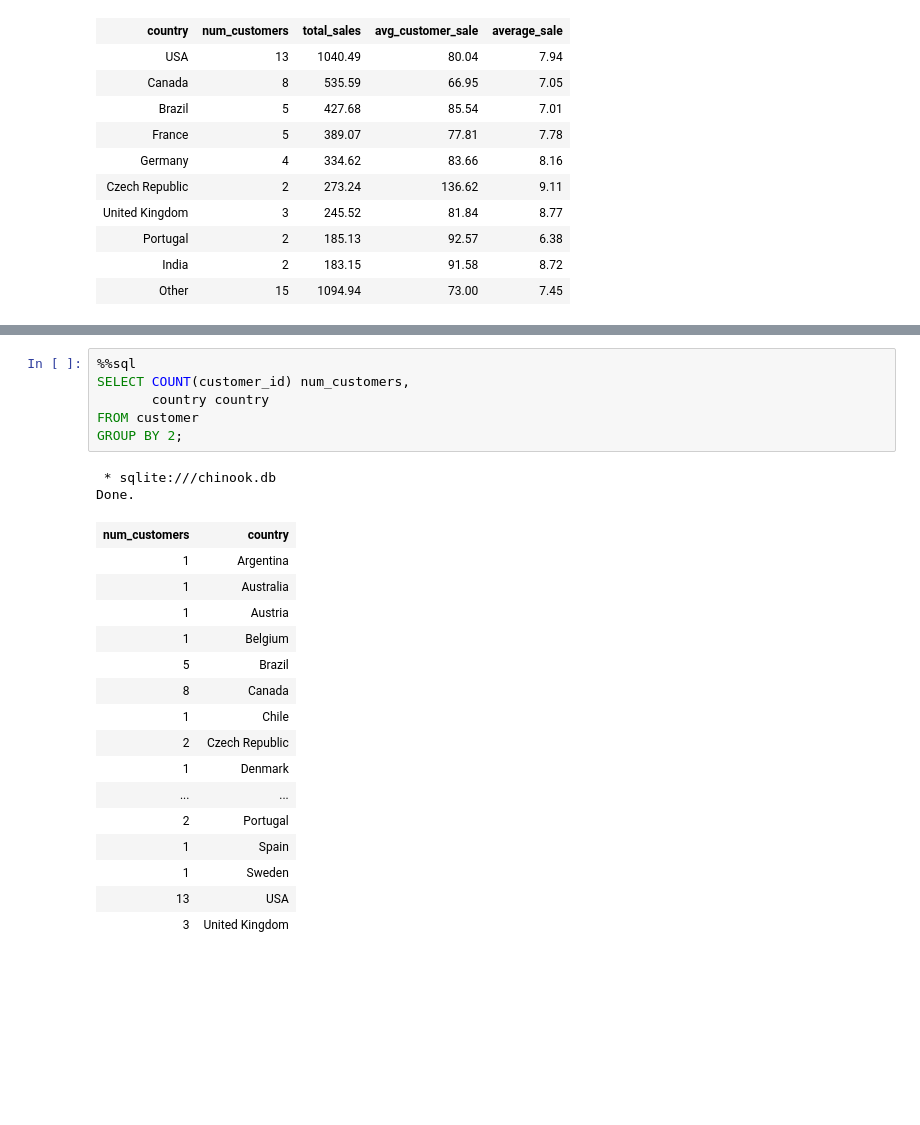
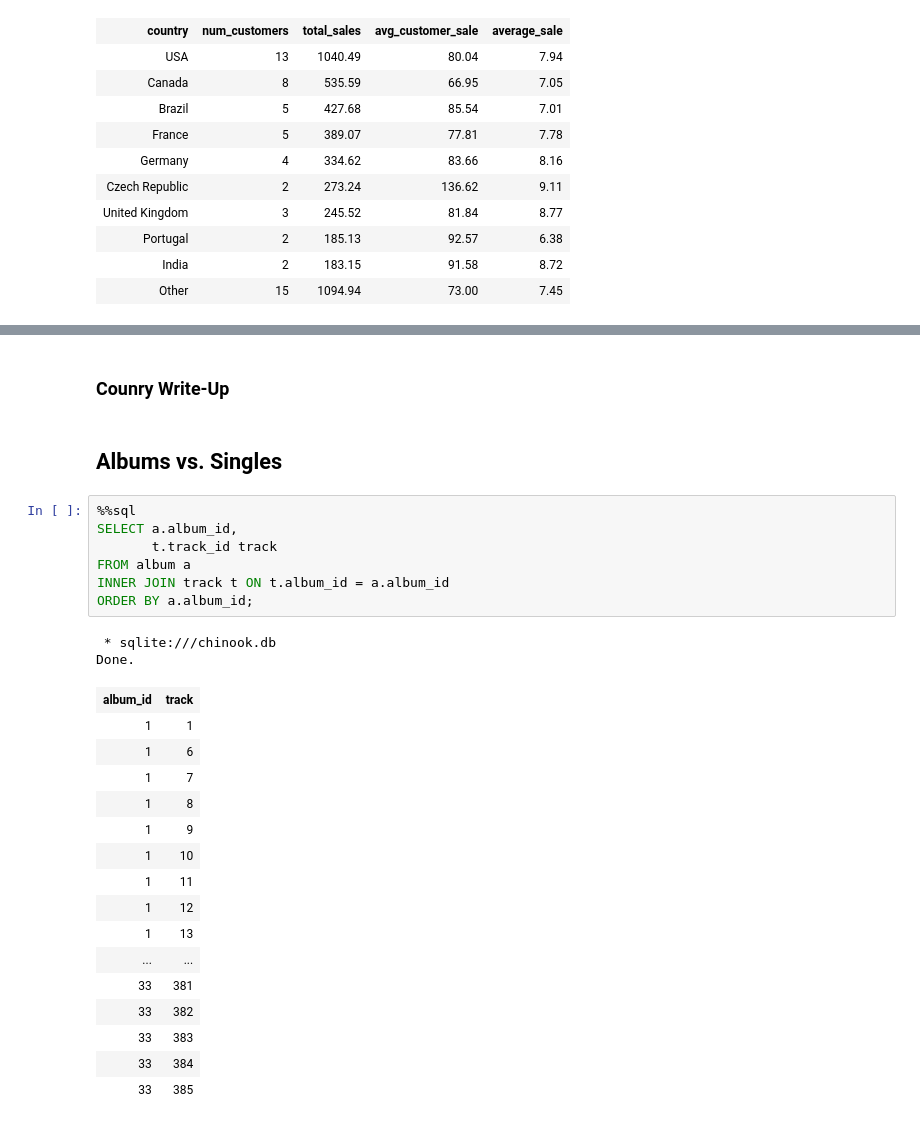
Before and after one commit to natekotila/DataQuestProjects, a Jupyter notebook: chinook/SQL Queries for Record Sales.ipynb, the cells around one changed output, grey strips where cells are left out. Saved outputs shown, nothing was run; the diff lists cells and outputs as text; blank space fills up the shorter version.

Commit message:
Working on Album sales

```diff
--- a/chinook/SQL Queries for Record Sales.ipynb
+++ b/chinook/SQL Queries for Record Sales.ipynb
@@ -298,25 +246,30 @@ Done.
-# %%
-%%sql
-SELECT COUNT(customer_id) num_customers,
-       country country
-FROM customer
-GROUP BY 2;
-# %% [output]
- * sqlite:///chinook.db
-Done.
-| num_customers | country |
-| 1 | Argentina |
-| 1 | Australia |
-| 1 | Austria |
-| 1 | Belgium |
-| 5 | Brazil |
-| 8 | Canada |
-| 1 | Chile |
-| 2 | Czech Republic |
-| 1 | Denmark |
-| ... | ... |
-| 2 | Portugal |
-| 1 | Spain |
-| 1 | Sweden |
-| 13 | USA |
-| 3 | United Kingdom |
+# %% [markdown]
+### Counry Write-Up
+# %% [markdown]
+## Albums vs. Singles
+# %%
+%%sql
+SELECT a.album_id,
+       t.track_id track
+FROM album a
+INNER JOIN track t ON t.album_id = a.album_id
+ORDER BY a.album_id;
+# %% [output]
+ * sqlite:///chinook.db
+Done.
+| album_id | track |
+| 1 | 1 |
+| 1 | 6 |
+| 1 | 7 |
+| 1 | 8 |
+| 1 | 9 |
+| 1 | 10 |
+| 1 | 11 |
+| 1 | 12 |
+| 1 | 13 |
+| ... | ... |
+| 33 | 381 |
+| 33 | 382 |
+| 33 | 383 |
+| 33 | 384 |
+| 33 | 385 |
```
Also changed, not shown: parts of 3 cells of this notebook.
